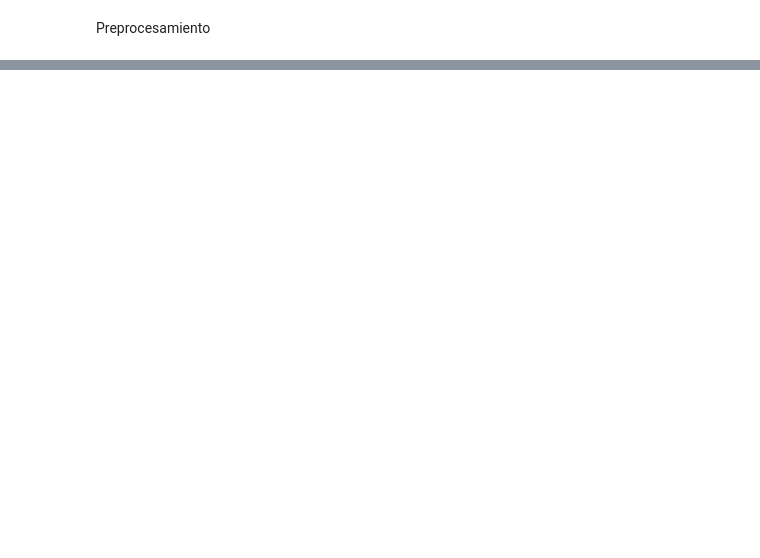
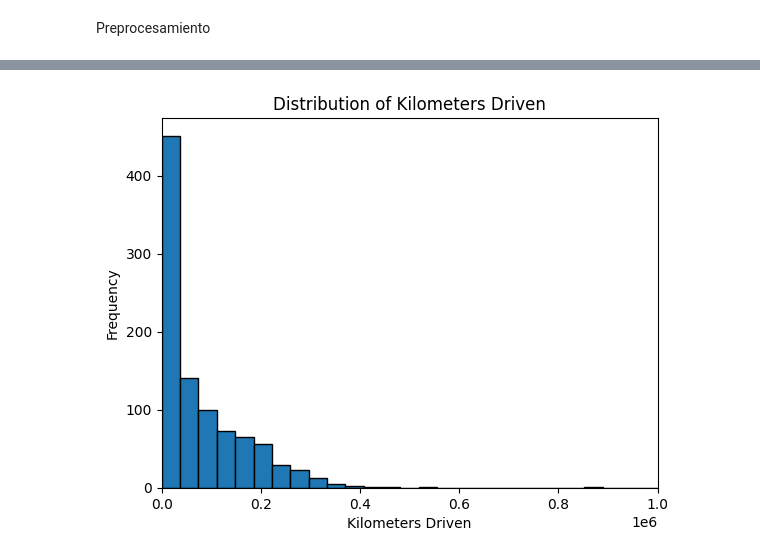
Before and after one commit to toiaalynch/machineLearningTP1, a Jupyter notebook: notebook/Entrega.ipynb, the cells around one changed output, grey strips where cells are left out. Cells and saved outputs as stored; diff of their text form; code cells hidden in the pictures; blank space fills up the shorter version.

```diff
--- a/notebook/Entrega.ipynb
+++ b/notebook/Entrega.ipynb
@@ -28,0 +49,12 @@ np.savetxt('../data/processed/toyota_test_processed.csv', test_data, delimiter='
+# %%
+kilometers = data[:, 19]
+
+
+plt.hist(kilometers, bins=30, edgecolor='black')
+plt.xlim(0, 1000000)
+plt.xlabel('Kilometers Driven')
+plt.ylabel('Frequency')
+plt.title('Distribution of Kilometers Driven')
+plt.show()
+# %% [output]
+[figure, added]
```
Also changed, not shown: parts of 13 cells of this notebook, 3 other files.
